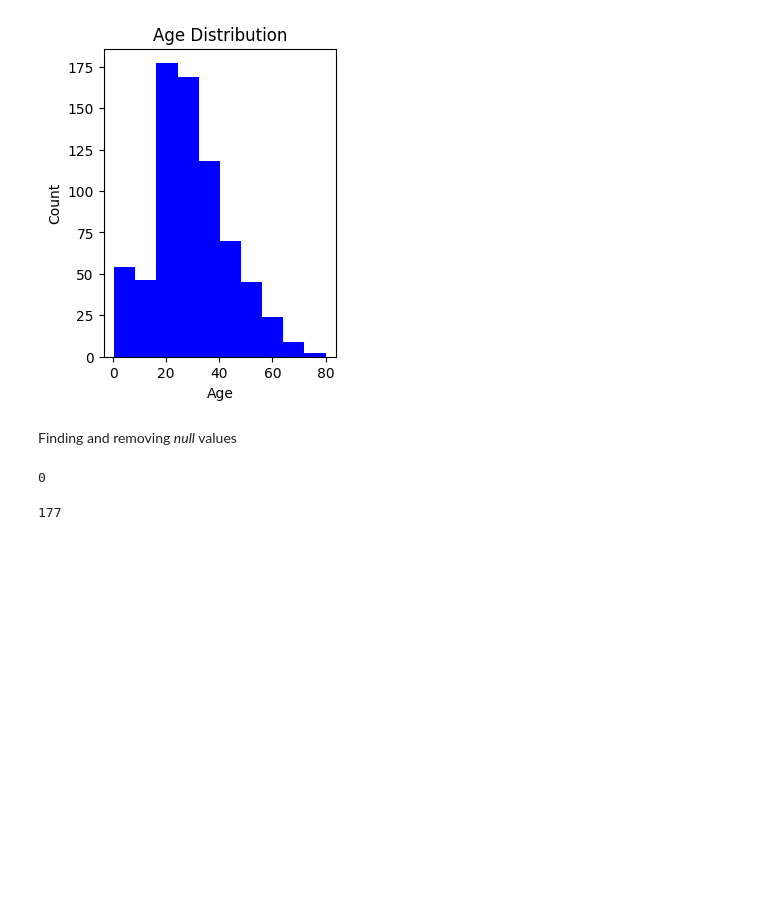
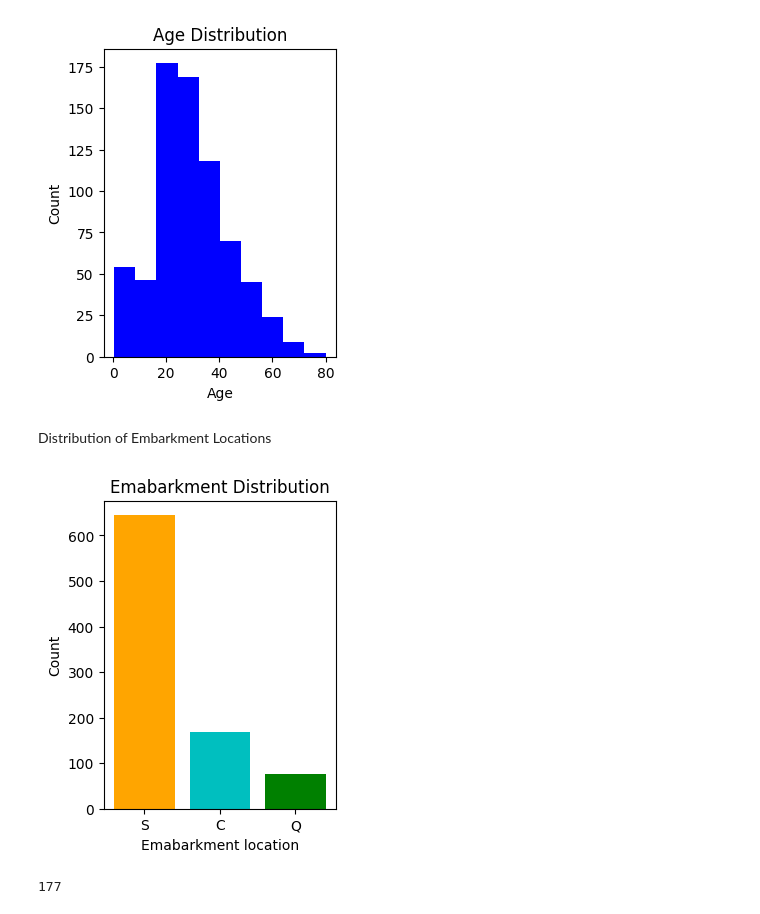
Before and after one commit to surtecha/Titanic-Survival-Prediction, a Jupyter notebook: Predictor.ipynb, the cells around one changed output. Saved outputs shown, nothing was run; the diff lists cells and outputs as text; code cells hidden in the pictures; blank space fills up the shorter version.

```diff
--- a/Predictor.ipynb
+++ b/Predictor.ipynb
@@ -61,12 +82,17 @@ plt.ylabel('Count')
 plt.show()
 # %% [output]
 [figure]
-# %% [markdown]
-Finding and removing _null_ values
-# %%
-sum(train_data['Survived'].isnull())
-# %% [output]
-0
+# %% [markdown]
+Distribution of Embarkment Locations
+# %%
+plt.figure(figsize=(3, 4))
+plt.bar(list(train['Embarked'].value_counts().keys()), list(train['Embarked'].value_counts()), color = ['orange', 'c', 'g'])
+plt.title('Emabarkment Distribution')
+plt.ylabel('Count')
+plt.xlabel('Emabarkment location')
+plt.show()
+# %% [output]
+[figure, added]
 # %%
 sum(train_data['Age'].isnull())
 # %% [output]
```
Also changed, not shown: parts of 11 cells of this notebook.
